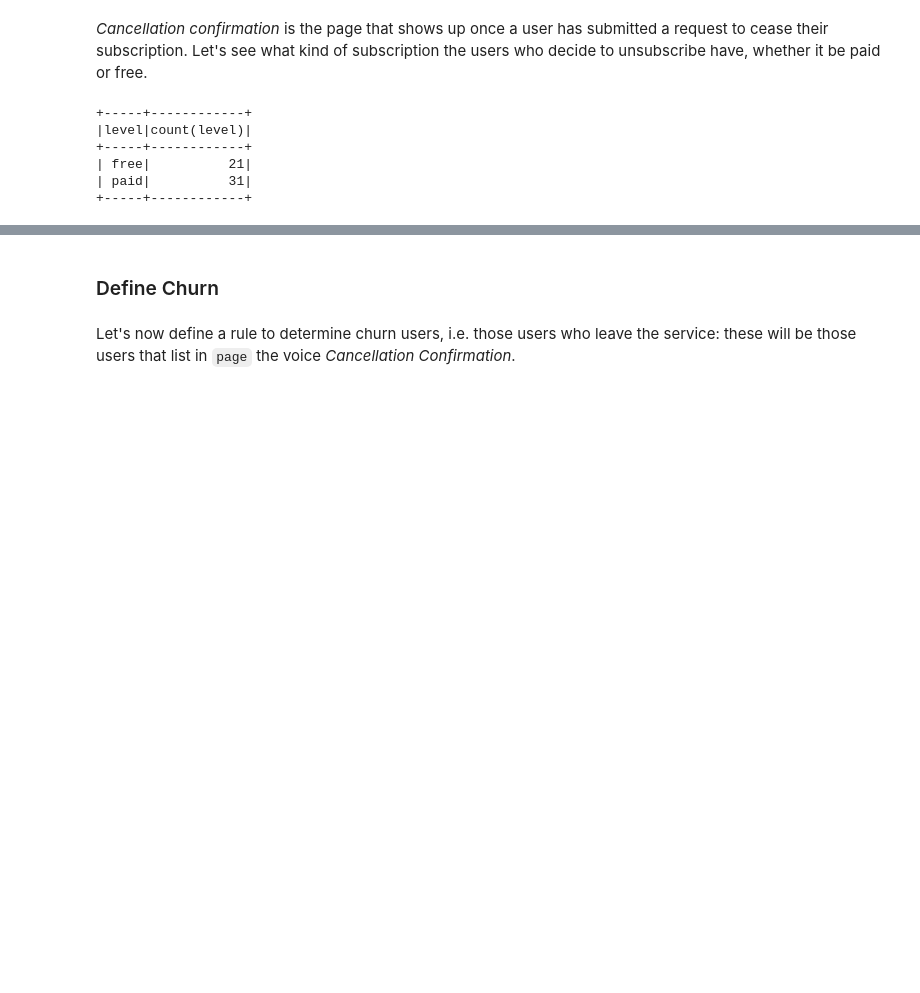
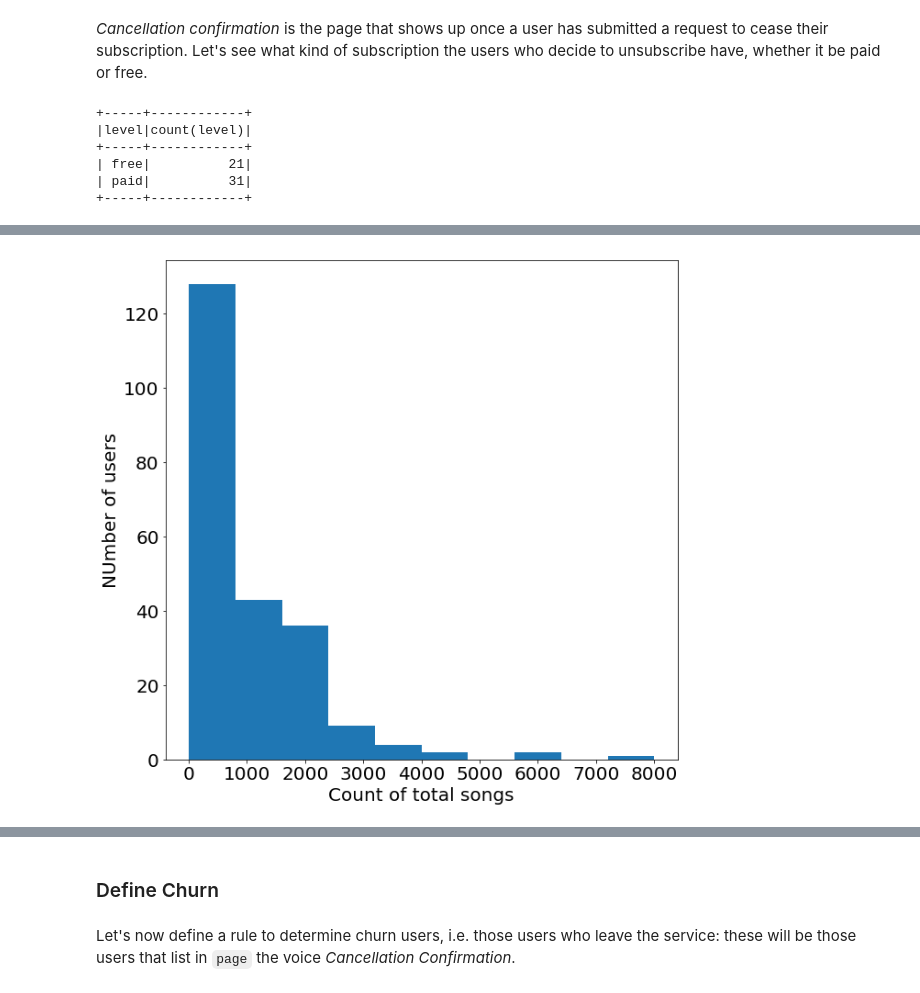
Before and after one commit to Duratorre/Spark-Churn-Prediction, a Jupyter notebook: Sparkify.ipynb, the cells around one changed output, grey strips where cells are left out. Drawn from its saved outputs; the diff is of its cells as text; code cells hidden in the pictures; blank space fills up the shorter version.

```diff
--- a/Sparkify.ipynb
+++ b/Sparkify.ipynb
@@ -180,3 +180,15 @@ df.filter(df.page=="Cancellation Confirmation").select("level").groupby("level")
 | free|          21|
 | paid|          31|
 +-----+------------+
+# %%
+diff_days = udf(lambda x: round(x/1000.0/3600.0/24.0, 2), DoubleType())
+is_song = udf(lambda x: 1 if x is not None else 0, IntegerType())
+df_stats = df.withColumn("rgstr_time", col("ts") - col("registration"))
+df_stats = df_stats.withColumn("days_since_registration", diff_days(df_stats.rgstr_time))
+df_stats = df_stats.withColumn("is_song", is_song(df_stats.song))
+
+df_stats = df_stats.groupby("userId").agg(max("days_since_registration").alias("registration_period"),\
+                                         Fsum("is_song").alias("total_songs"))
+
+df_stats = df_stats.select("userId", "total_songs", "registration_period").toPandas()
+df_stats.describe()
@@ -182,0 +205,7 @@ df.filter(df.page=="Cancellation Confirmation").select("level").groupby("level")
+# %%
+df_stats["total_songs"].plot.hist(figsize=(10,10), legend=False, fontsize=20)
+plt.ylabel("NUmber of users", fontsize=20)
+plt.xlabel("Count of total songs", fontsize=20)
+plt.show()
+# %% [output]
+[figure, added]
```
Also changed, not shown: parts of 4 cells of this notebook.
